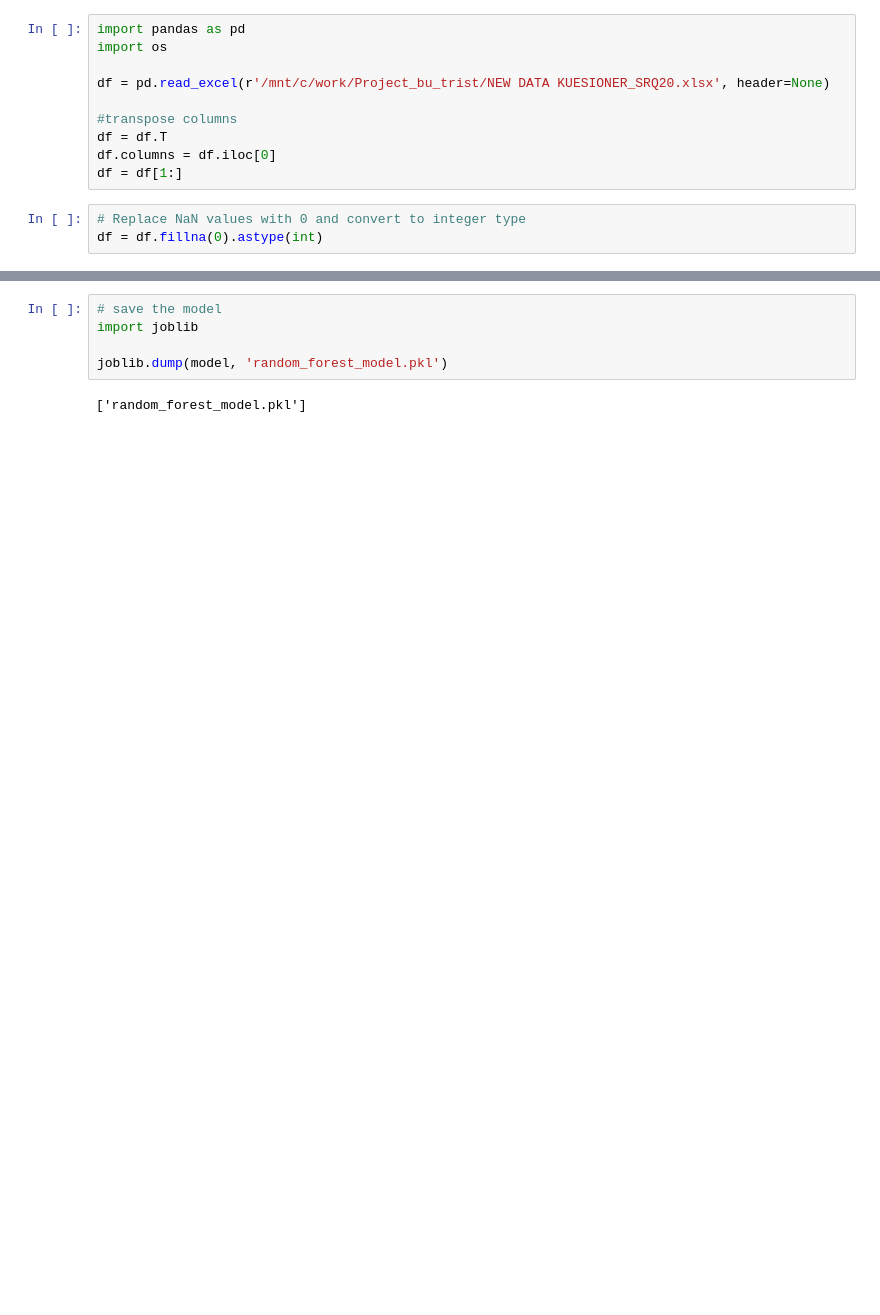
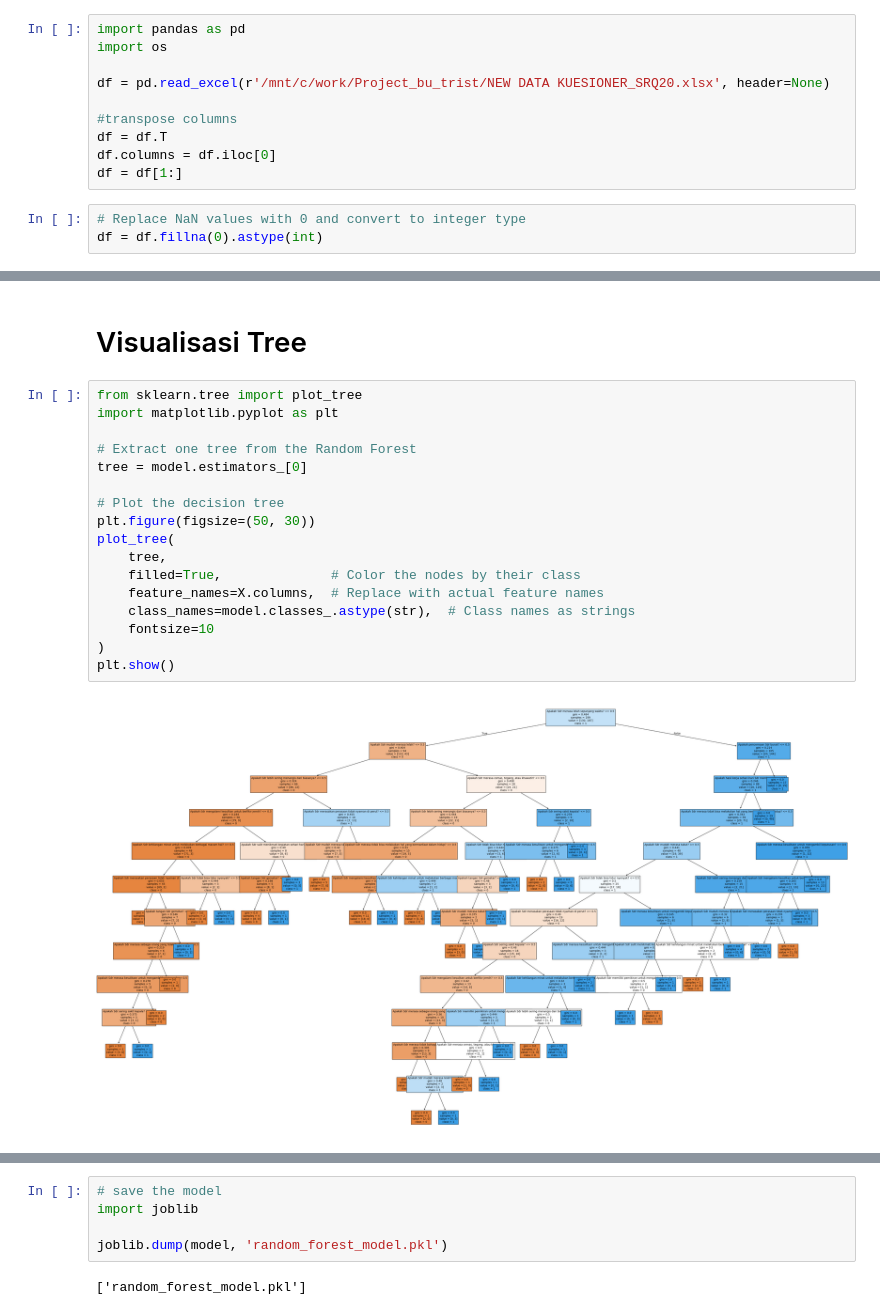
Before and after one commit to ihsaan31/Mental_Health_Questionnaire, a Jupyter notebook: EDA.ipynb, the cells around one changed output, grey strips where cells are left out. Saved outputs shown, nothing was run; the diff lists cells and outputs as text; blank space fills up the shorter version.

```diff
--- a/EDA.ipynb
+++ b/EDA.ipynb
@@ -150,0 +144,21 @@ array([1, 1, 0, 1, 1, 0, 1, 1, 1, 0, 1, 1, 1, 1, 0, 1, 0, 1, 1, 1, 0, 0,
+# %% [markdown]
+# Visualisasi Tree
+# %%
+from sklearn.tree import plot_tree
+import matplotlib.pyplot as plt
+
+# Extract one tree from the Random Forest
+tree = model.estimators_[0]
+
+# Plot the decision tree
+plt.figure(figsize=(50, 30))
+plot_tree(
+    tree,
+    filled=True,              # Color the nodes by their class
+    feature_names=X.columns,  # Replace with actual feature names
+    class_names=model.classes_.astype(str),  # Class names as strings
+    fontsize=10
+)
+plt.show()
+# %% [output]
+[figure, added]
```
Also changed, not shown: parts of 15 cells of this notebook, 2 other files.
